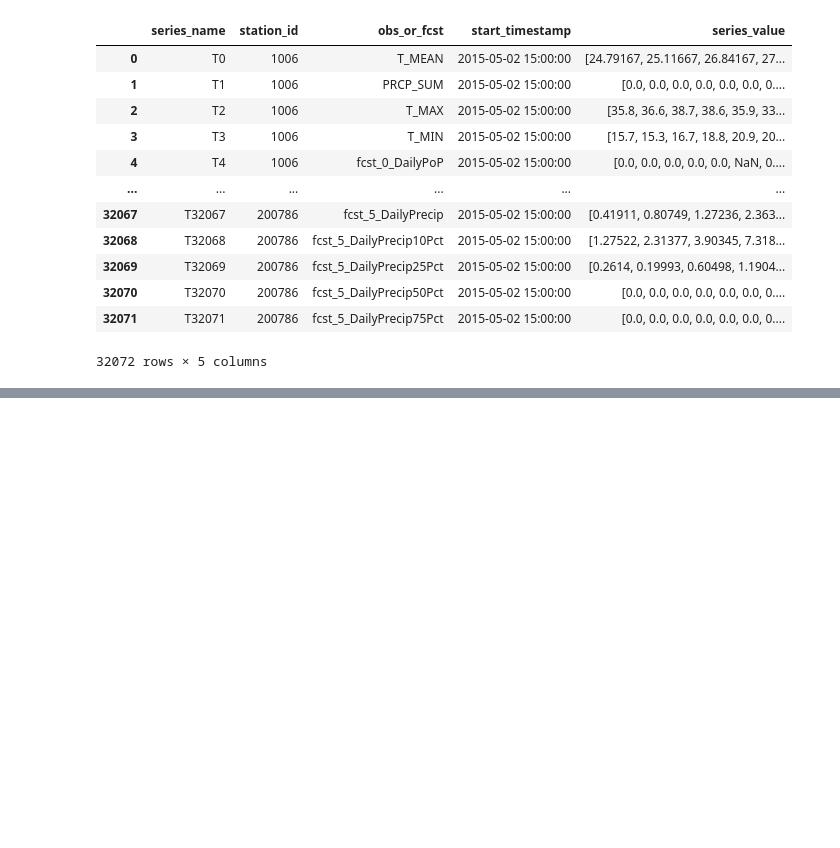
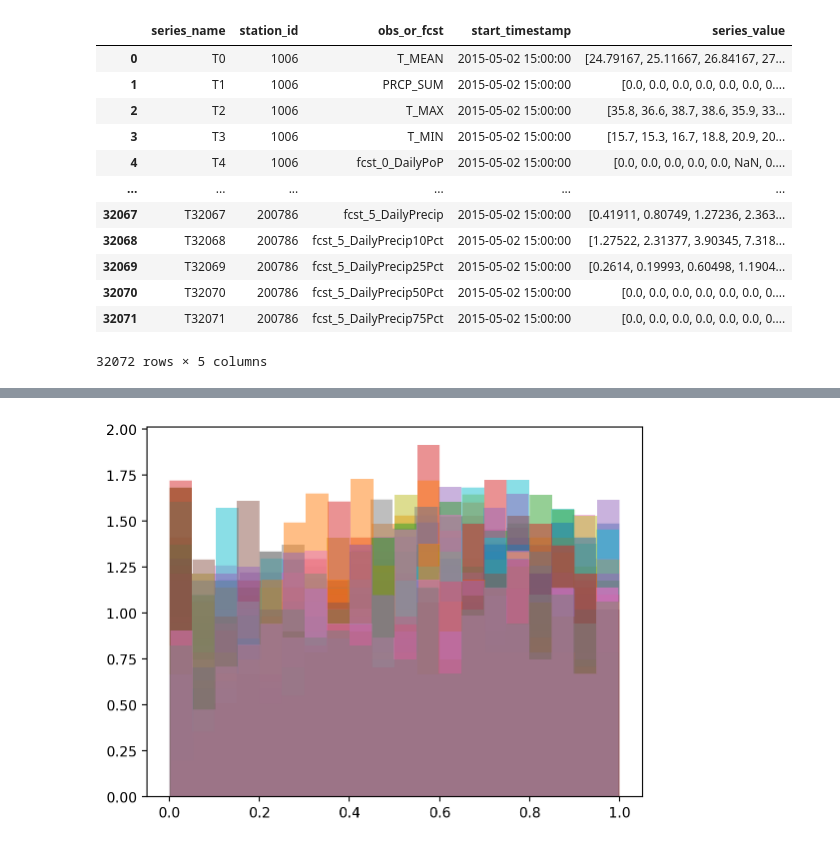
Before and after one commit to tedwards2412/TimeTransformers, a Jupyter notebook: Monash_data_prep.ipynb, the cells around one changed output, grey strips where cells are left out. Cells and saved outputs as stored; diff of their text form; code cells hidden in the pictures; blank space fills up the shorter version.

```diff
--- a/Monash_data_prep.ipynb
+++ b/Monash_data_prep.ipynb
@@ -278,0 +336,22 @@ torch.Size([2, 512, 1])
+# %%
+import importlib
+
+importlib.reload(Transformer)
+
+output_dim = 2  # To begin with we can use a Gaussian with mean and variance
+d_model = 32
+num_heads = 1
+num_layers = 2
+d_ff = 128
+dropout = 0.0
+
+transformer = Transformer.Decoder_Transformer(
+    output_dim,
+    d_model,
+    num_heads,
+    num_layers,
+    d_ff,
+    max_seq_length,
+    dropout,
+    device=device,
+).to(device)
@@ -278,0 +405,21 @@ torch.Size([2, 512, 1])
+# %%
+def PIT(transformer_pred, y_true):
+    mean = transformer_pred[:, :, 0].cpu().detach().numpy()
+    var = torch.nn.functional.softplus(transformer_pred[:, :, 1])
+    std = np.sqrt(var.cpu().detach().numpy())
+
+    U = norm.cdf(
+        y_true.cpu().detach().numpy(),
+        loc=mean,
+        scale=std,
+    )
+    return U
+# %%
+u = PIT(output, batched_data_true)
+
+for i in range(u.shape[0]):
+    plt.hist(u[i], alpha=0.5, bins=20, density=True)
+
+plt.show()
+# %% [output]
+[figure, added]
```
Also changed, not shown: parts of 12 cells of this notebook, 1 other file.
